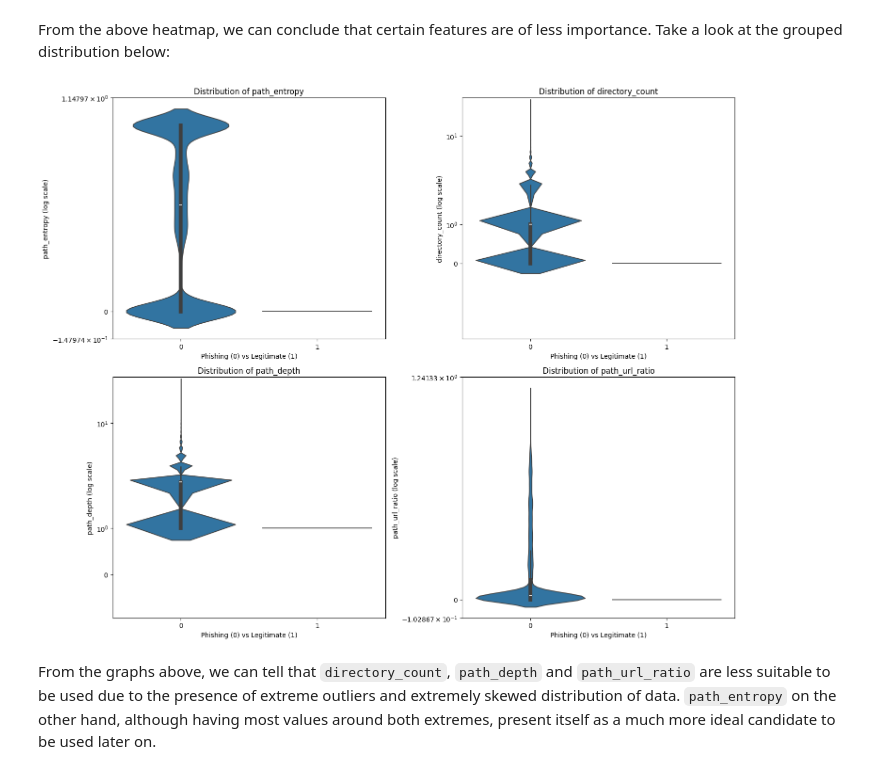
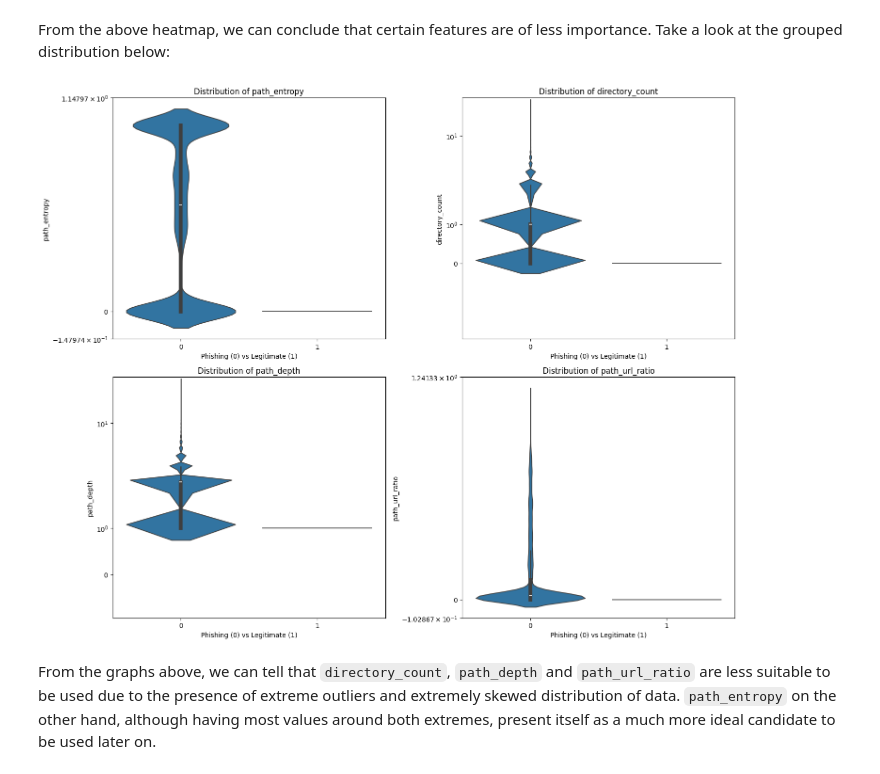
Before and after one commit to gjh0239/AITT-Assignment, a Jupyter notebook: Assignment/Assignment.ipynb, the cells around one changed output. Drawn from its saved outputs; the diff is of its cells as text; code cells hidden in the pictures.

```diff
--- a/Assignment/Assignment.ipynb
+++ b/Assignment/Assignment.ipynb
@@ -1531,35 +1536,35 @@ def visualize_feature_importance(df):
 	# Create a figure with subplots
 	fig, axes = plt.subplots(2, 2, figsize=(15, 12))
 	axes = axes.ravel()
 
 	# Create box plots with log scale
 	for idx, feature in enumerate(important_features):
 		# Create violin plot
 		sns.violinplot(
 			data=df,
 			x='label',
 			y=feature,
 			ax=axes[idx]
 		)
 
 		# Set log scale for y-axis
 		axes[idx].set_yscale('symlog')  # Use symlog to handle zero/negative values
 
 		# Customize labels and title
 		axes[idx].set_title(f'Distribution of {feature}')
 		axes[idx].set_xlabel('Phishing (0) vs Legitimate (1)')
-		axes[idx].set_ylabel(f'{feature} (log scale)')
+		# axes[idx].set_ylabel(f'{feature} (log scale)')
 
 		# Rotate x-axis labels for better readability
 		axes[idx].tick_params(axis='x', rotation=0)
 
 	plt.tight_layout()
 	plt.show()
 
 # Call the function
 visualize_feature_importance(df)
 # %% [output]
-[figure, old version]
+[figure, new version]
 # %% [markdown]
 From the graphs above, we can tell that `directory_count`, `path_depth` and `path_url_ratio` are less suitable to be used due to the presence of extreme outliers and extremely skewed distribution of data. `path_entropy` on the other hand, although having most values around both extremes, present itself as a much more ideal candidate to be used later on.
 # %% [markdown]
```
Also changed, not shown: parts of 8 cells of this notebook.
